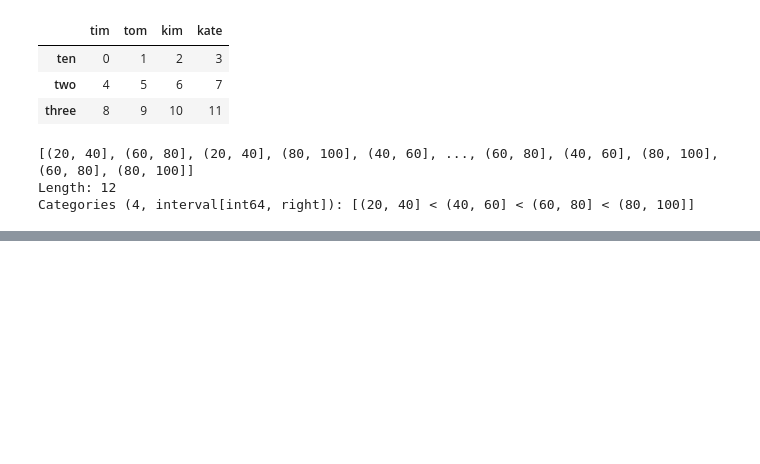
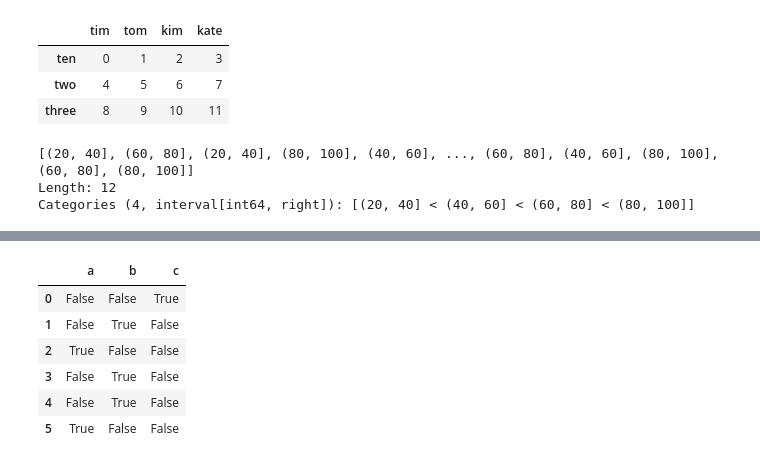
Before and after one commit to MarcoDava/PandasPractice, a Jupyter notebook: PandasTutorial9.ipynb, the cells around one changed output, grey strips where cells are left out. Drawn from its saved outputs; the diff is of its cells as text; code cells hidden in the pictures; blank space fills up the shorter version.

```diff
--- a/PandasTutorial9.ipynb
+++ b/PandasTutorial9.ipynb
@@ -146,0 +269,3 @@ Categories (4, interval[int64, right]): [(20, 40] < (40, 60] < (60, 80] < (80, 1
+# %%
+data=pd.DataFrame({"letter":["c","b","a","b","b","a"],"number":range(6)})
+data
@@ -146,0 +280,10 @@ Categories (4, interval[int64, right]): [(20, 40] < (40, 60] < (60, 80] < (80, 1
+# %%
+pd.get_dummies(data["letter"])
+# %% [output]
+|  | a | b | c |
+| 0 | False | False | True |
+| 1 | False | True | False |
+| 2 | True | False | False |
+| 3 | False | True | False |
+| 4 | False | True | False |
+| 5 | True | False | False |
```
Also changed, not shown: parts of 23 cells of this notebook.
